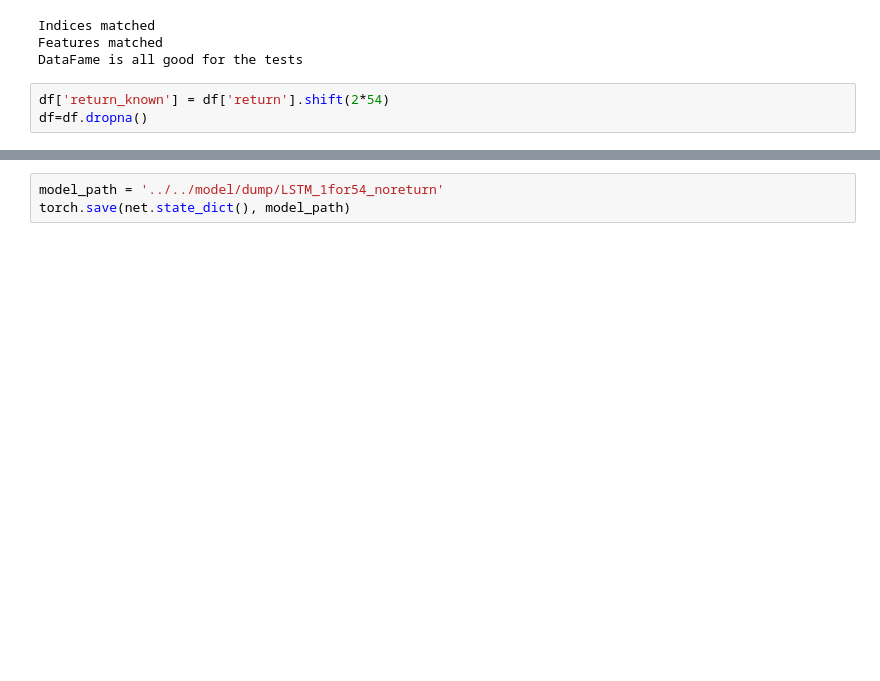
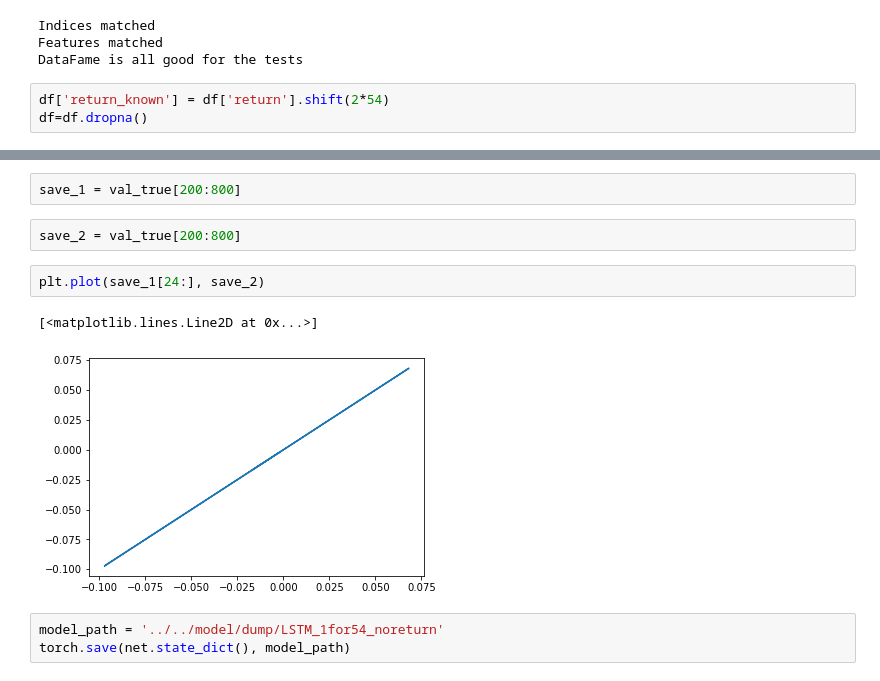
Before and after one commit to owen8877/qids-2023-comp, a Jupyter notebook: playground/shockspeare/NN_LSTM.ipynb, the cells around one changed output, grey strips where cells are left out. Drawn from its saved outputs; the diff is of its cells as text; blank space fills up the shorter version.

```diff
--- a/playground/shockspeare/NN_LSTM.ipynb
+++ b/playground/shockspeare/NN_LSTM.ipynb
@@ -770,3 +806,12 @@ The ending score for metric val_cum_pearson is: 2.4307e-02
+# %%
+save_1 = val_true[200:800]
+# %%
+save_2 = val_true[200:800]
+# %%
+plt.plot(save_1[24:], save_2)
+# %% [output]
+[<matplotlib.lines.Line2D at 0x...>]
+[figure, added]
 # %%
 model_path = '../../model/dump/LSTM_1for54_noreturn'
 torch.save(net.state_dict(), model_path)
```
Also changed, not shown: parts of 23 cells of this notebook.
